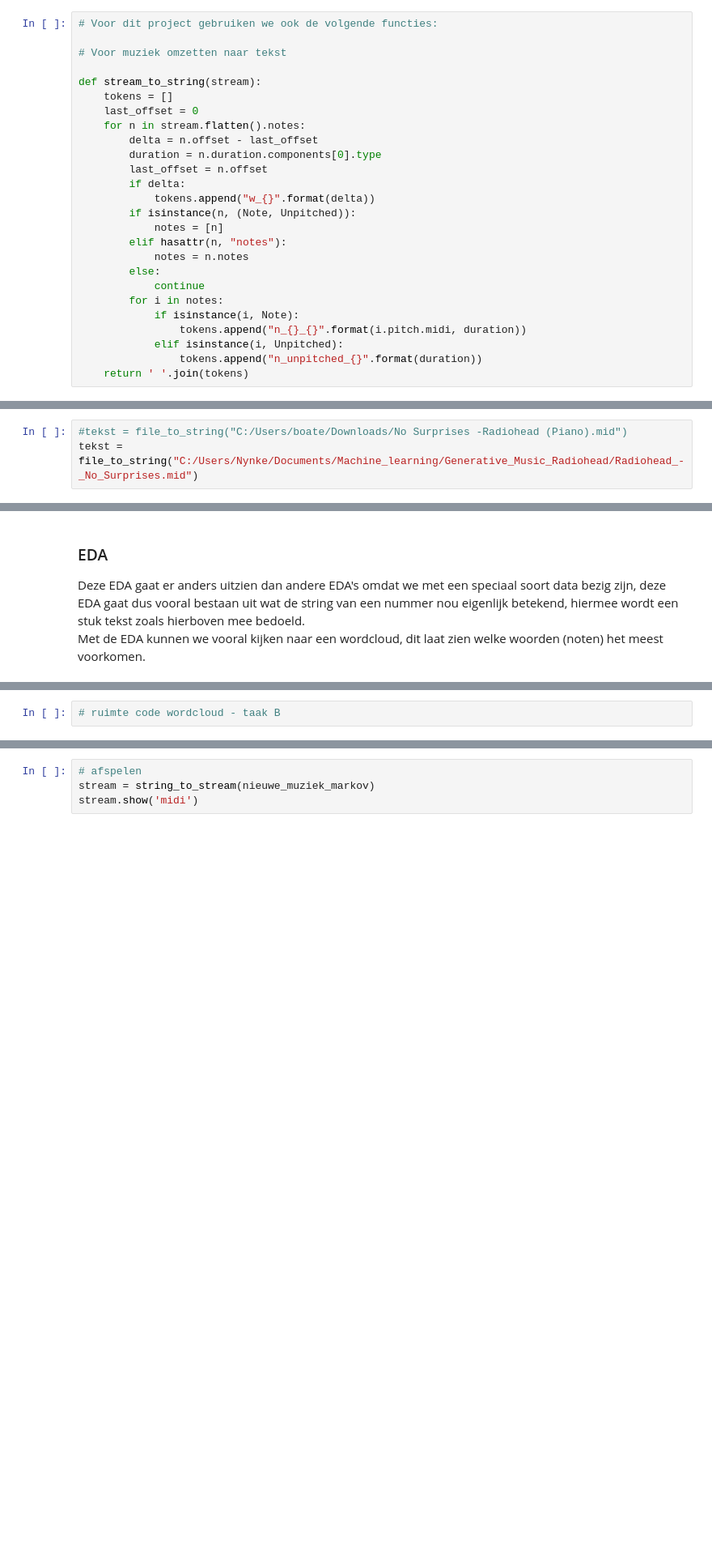
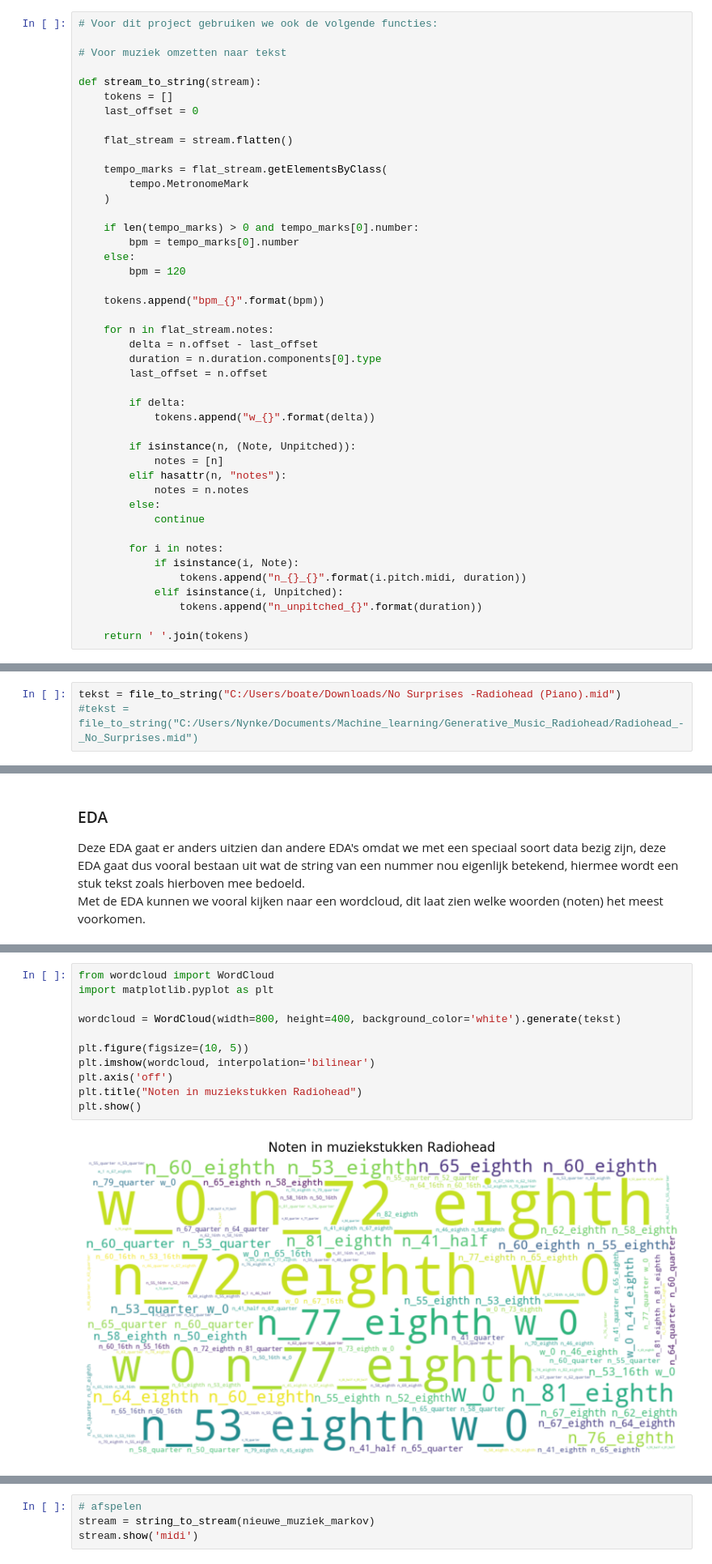
Before and after one commit to B-GeneralSloth/Generative_Music_Radiohead, a Jupyter notebook: Generative_Music_NB.ipynb, the cells around one changed output, grey strips where cells are left out. Shown at 81% size. Cells and saved outputs as stored; diff of their text form; blank space fills up the shorter version.

```diff
--- a/Generative_Music_NB.ipynb
+++ b/Generative_Music_NB.ipynb
@@ -23,23 +24,41 @@ from music21 import *
 def stream_to_string(stream):
     tokens = []
     last_offset = 0
-    for n in stream.flatten().notes:
+
+    flat_stream = stream.flatten()
+
+    tempo_marks = flat_stream.getElementsByClass(
+        tempo.MetronomeMark
+    )
+
+    if len(tempo_marks) > 0 and tempo_marks[0].number:
+        bpm = tempo_marks[0].number
+    else:
+        bpm = 120
+
+    tokens.append("bpm_{}".format(bpm))
+
+    for n in flat_stream.notes:
         delta = n.offset - last_offset
         duration = n.duration.components[0].type
         last_offset = n.offset
+
         if delta:
             tokens.append("w_{}".format(delta))
+
         if isinstance(n, (Note, Unpitched)):
             notes = [n]
         elif hasattr(n, "notes"):
             notes = n.notes
         else:
             continue
+
         for i in notes:
             if isinstance(i, Note):
                 tokens.append("n_{}_{}".format(i.pitch.midi, duration))
             elif isinstance(i, Unpitched):
                 tokens.append("n_unpitched_{}".format(duration))
+
     return ' '.join(tokens)
 # %%
 # hetzelfde maar dan gelijk met een file
@@ -71,8 +97,8 @@ def string_to_stream(tokens):
 ### Data Inladen
 We willen verschillende nummers hebben van de artiest die we kiezen, aangezien we nog geen artiest hebben gekozen en een van mijn favoriete artiesten Radiohead is, heb ik alsnog uitgeprobeerd om een stuk muziek van Radiohead te importeren, hierbij heb ik online een MIDI file gevonden die alleen de piano heeft van het nummer "No Surprises" en heb ik daarvan de data ingeladen met behulp van de functies, ik heb wel de stream_to_string functie moeten aanpassen omdat alles in het project bestand flink verouderd is.
 # %%
-#tekst = file_to_string("C:/Users/boate/Downloads/No Surprises -Radiohead (Piano).mid")
-tekst = file_to_string("C:/Users/Nynke/Documents/Machine_learning/Generative_Music_Radiohead/Radiohead_-_No_Surprises.mid")
+tekst = file_to_string("C:/Users/boate/Downloads/No Surprises -Radiohead (Piano).mid")
+#tekst = file_to_string("C:/Users/Nynke/Documents/Machine_learning/Generative_Music_Radiohead/Radiohead_-_No_Surprises.mid")
 # %%
 print(tekst[:1000])
 # %% [output]
@@ -86,3 +135,14 @@ uitleggen dataset - B
 # %%
-# ruimte code wordcloud - taak B
+from wordcloud import WordCloud
+import matplotlib.pyplot as plt
+
+wordcloud = WordCloud(width=800, height=400, background_color='white').generate(tekst)
+
+plt.figure(figsize=(10, 5))
+plt.imshow(wordcloud, interpolation='bilinear')
+plt.axis('off')
+plt.title("Noten in muziekstukken Radiohead")
+plt.show()
+# %% [output]
+[figure, added]
 # %% [markdown]
```
Also changed, not shown: parts of 11 cells of this notebook.
